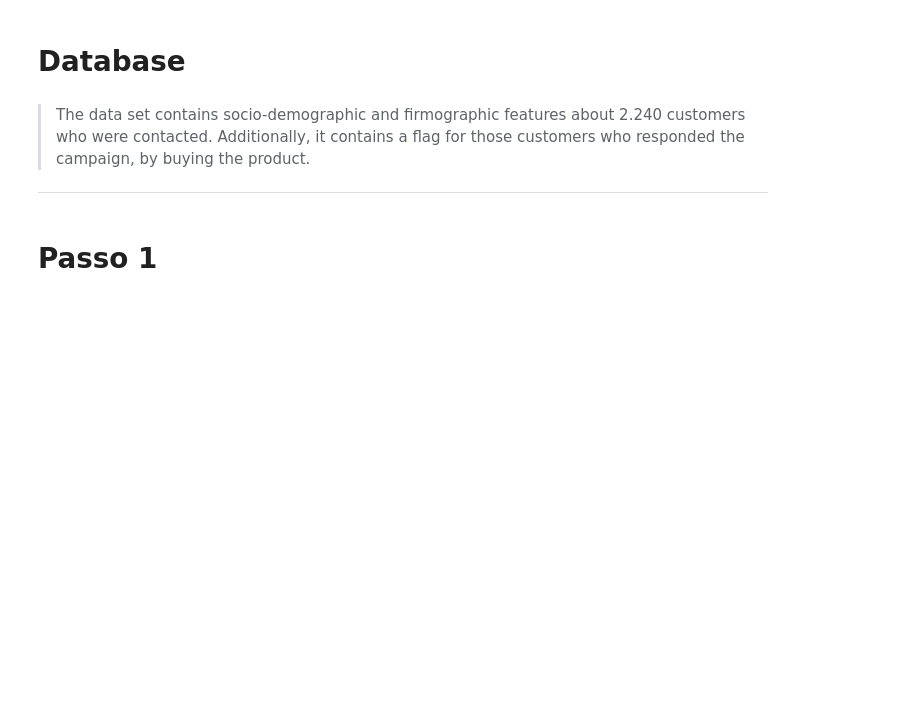
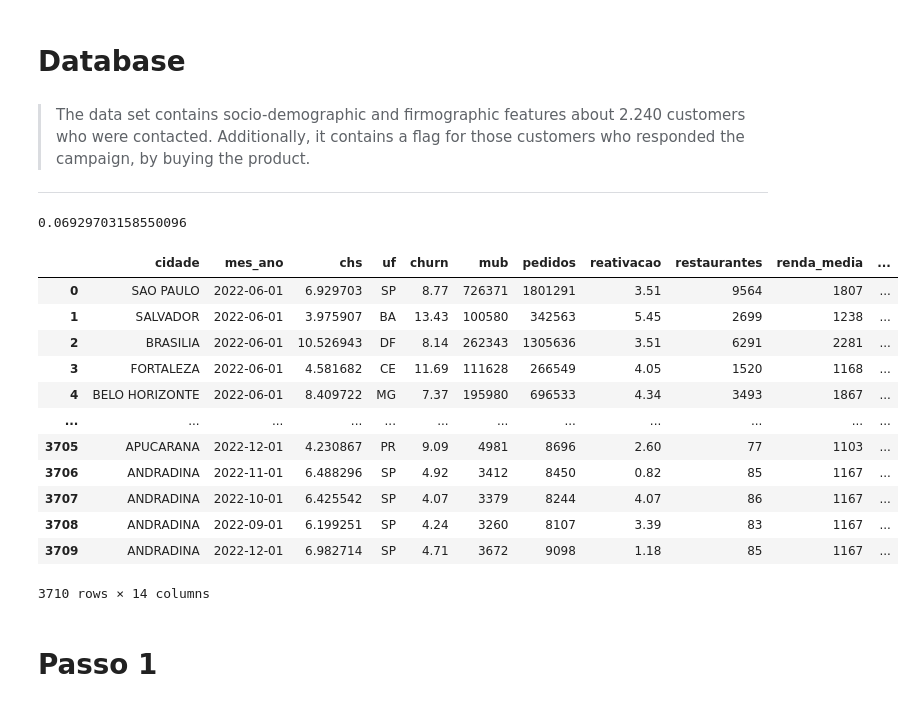
Before and after one commit to j4-metrics/Case-Ifood---Data-Analyst, a Jupyter notebook: PS_Ifood_Data_Analyst.ipynb, the cells around one changed output. Saved outputs shown, nothing was run; the diff lists cells and outputs as text; code cells hidden in the pictures; blank space fills up the shorter version.

```diff
--- a/PS_Ifood_Data_Analyst.ipynb
+++ b/PS_Ifood_Data_Analyst.ipynb
@@ -106,6 +106,26 @@ duckdb.query("select a.*,\
 # %%
 # Convert to datetime and format as yyyy-mm-dd
 df['mes_ano'] = pd.to_datetime(df['mes_ano'], format='%d/%m/%Y').dt.strftime('%Y-%m-%d')
+# %%
+726371/10481993
+# %% [output]
+0.06929703158550096
+# %%
+df
+# %% [output]
+|  | cidade | mes_ano | chs | uf | churn | mub | pedidos | reativacao | restaurantes | renda_media | ... |
+| 0 | SAO PAULO | 2022-06-01 | 6.929703 | SP | 8.77 | 726371 | 1801291 | 3.51 | 9564 | 1807 | ... |
+| 1 | SALVADOR | 2022-06-01 | 3.975907 | BA | 13.43 | 100580 | 342563 | 5.45 | 2699 | 1238 | ... |
+| 2 | BRASILIA | 2022-06-01 | 10.526943 | DF | 8.14 | 262343 | 1305636 | 3.51 | 6291 | 2281 | ... |
+| 3 | FORTALEZA | 2022-06-01 | 4.581682 | CE | 11.69 | 111628 | 266549 | 4.05 | 1520 | 1168 | ... |
+| 4 | BELO HORIZONTE | 2022-06-01 | 8.409722 | MG | 7.37 | 195980 | 696533 | 4.34 | 3493 | 1867 | ... |
+| ... | ... | ... | ... | ... | ... | ... | ... | ... | ... | ... | ... |
+| 3705 | APUCARANA | 2022-12-01 | 4.230867 | PR | 9.09 | 4981 | 8696 | 2.60 | 77 | 1103 | ... |
+| 3706 | ANDRADINA | 2022-11-01 | 6.488296 | SP | 4.92 | 3412 | 8450 | 0.82 | 85 | 1167 | ... |
+| 3707 | ANDRADINA | 2022-10-01 | 6.425542 | SP | 4.07 | 3379 | 8244 | 4.07 | 86 | 1167 | ... |
+| 3708 | ANDRADINA | 2022-09-01 | 6.199251 | SP | 4.24 | 3260 | 8107 | 3.39 | 83 | 1167 | ... |
+| 3709 | ANDRADINA | 2022-12-01 | 6.982714 | SP | 4.71 | 3672 | 9098 | 1.18 | 85 | 1167 | ... |
+3710 rows × 14 columns
 # %% [markdown]
 # Passo 1
 # %% [markdown]
```
Also changed, not shown: parts of 5 cells of this notebook, 1 other file.
